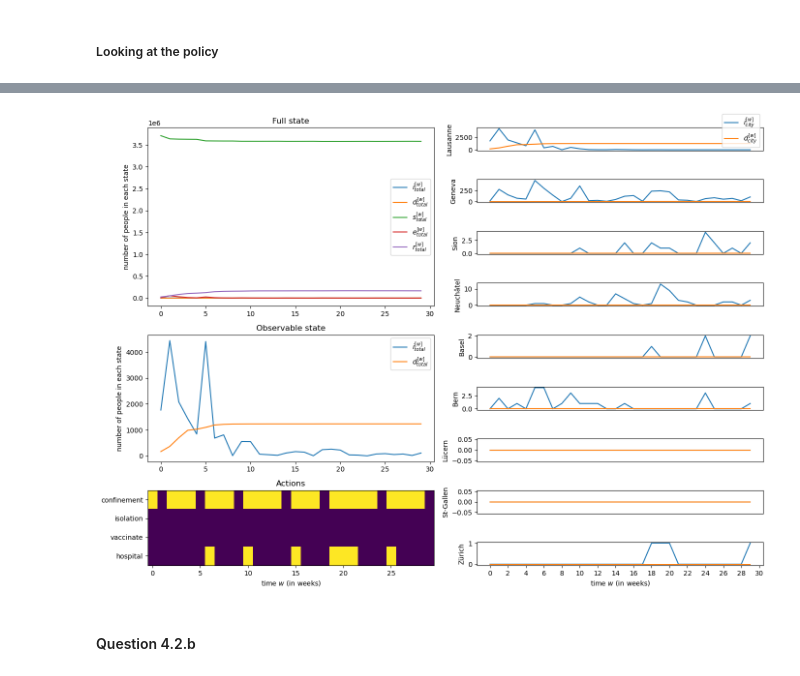
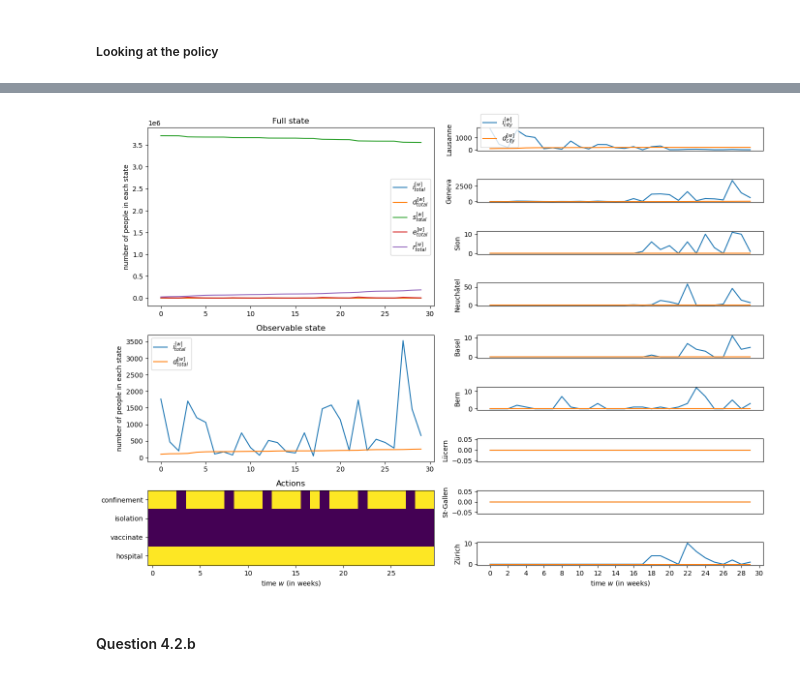
Before and after one commit to paulblgr/Miniproject-ANN, a Jupyter notebook: final_notebook.ipynb, the cells around one changed output, grey strips where cells are left out. Cells and saved outputs as stored; diff of their text form; code cells hidden in the pictures.

```diff
--- a/final_notebook.ipynb
+++ b/final_notebook.ipynb
@@ -1010,11 +1000,11 @@ NameError: name 'factorized_eval_traces' is not defined
 # %%
 best_DQNfactorized_agent = DQN_factorizedAgent(factorized_env) ###only for eval
-best_DQNfactorized_agent.load_model("models/DQNfactorized_param1.pth")
+best_DQNfactorized_agent.load_model(f"models/DQNfactorized_param{factorized_best_agent_idx}.pth")
 
 three_episodes = [run_episode(best_DQNfactorized_agent, factorized_env, 100*i) for i in range(3)]
 plot_episode(three_episodes[2][0], dyn, True)
 # %% [output]
-[figure, old version]
+[figure, new version]
 # %% [markdown]
 #### Question 4.2.b
 # %%
```
Also changed, not shown: parts of 17 cells of this notebook, 5 other files.
